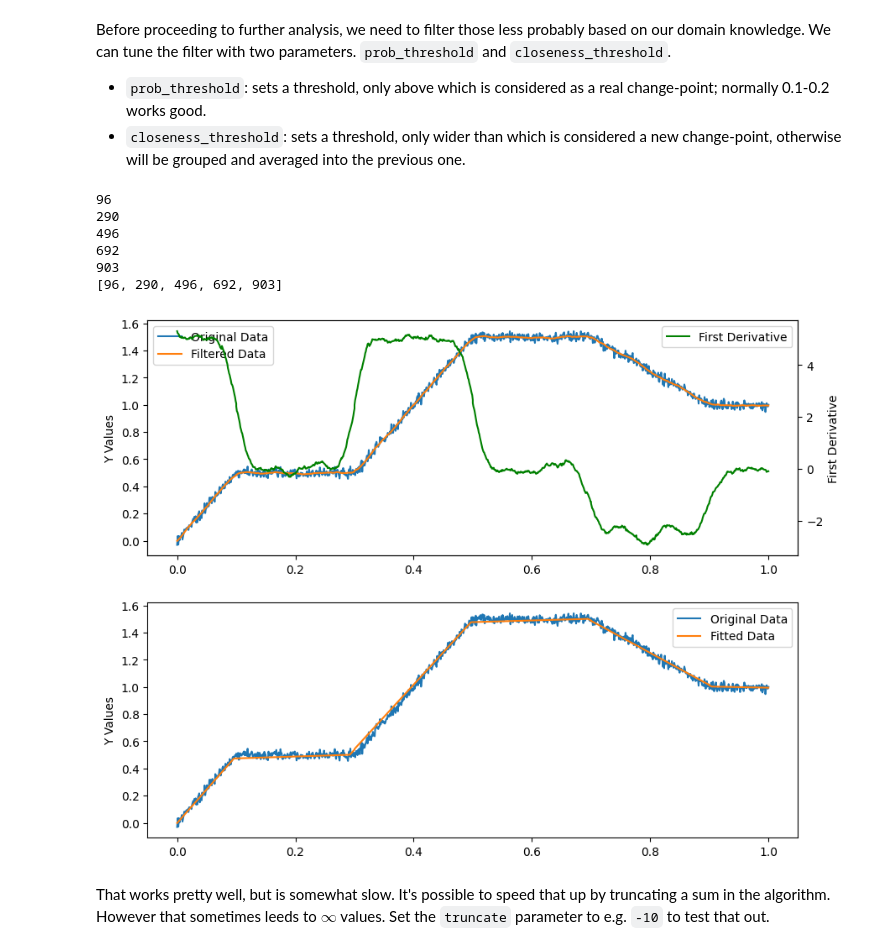
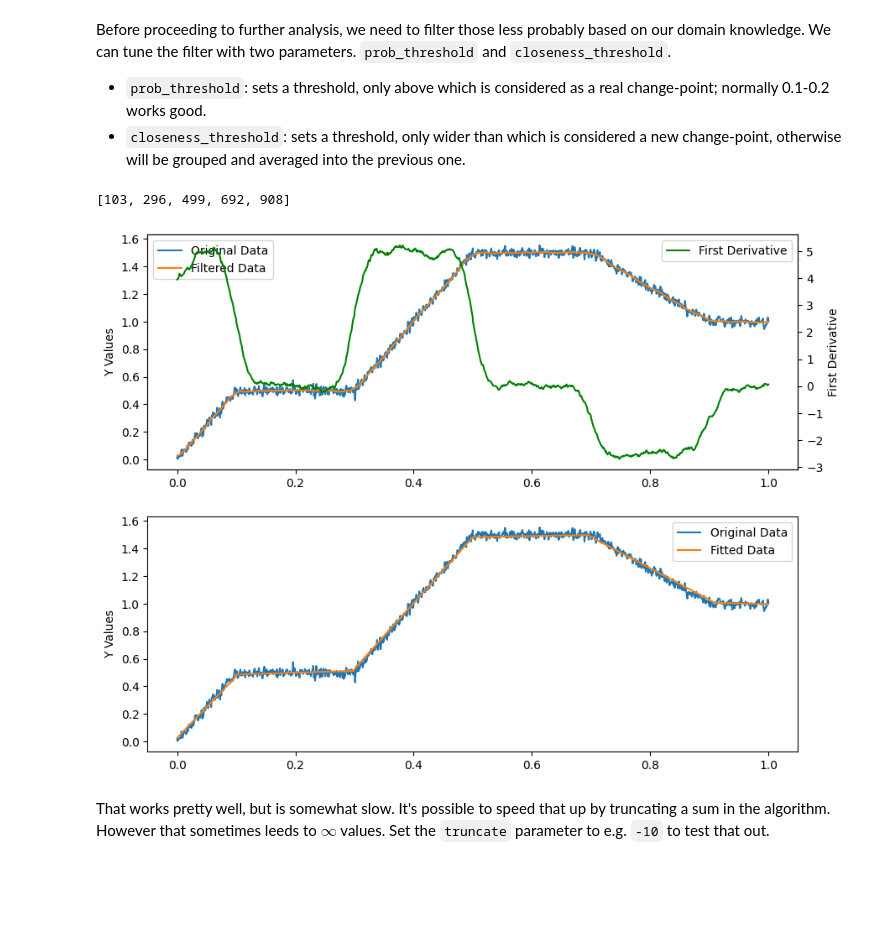
Before and after one commit to longfuxu/bayesian_changepoint_detection_single_molecule, a Jupyter notebook: Examples/example_piecewise_CPdetection.ipynb, the cells around one changed output. Saved outputs shown, nothing was run; the diff lists cells and outputs as text; code cells hidden in the pictures; blank space fills up the shorter version.

```diff
--- a/Examples/example_piecewise_CPdetection.ipynb
+++ b/Examples/example_piecewise_CPdetection.ipynb
@@ -119,24 +118,26 @@ closeness_threshold = 50
 
 averaged_indices = average_indices(prob_threshold, closeness_threshold, Pcp)
 
-for index in averaged_indices:
-    print(index)
+# for index in averaged_indices:
+#     print(index)
+# Add the first and last index
+# averaged_indices = np.concatenate([[np.arange(len(x_values))[0]], averaged_indices, [np.arange(len(x_values))[-1]]])
+
+print (averaged_indices)
 # %% [output]
-96
-290
-496
-692
-903
-[96, 290, 496, 692, 903]
+[103, 296, 499, 692, 908]
 # %%
+# Recalculate step sizes based on the optimal step locations
+recalculated_step_sizes = recalculate_step_sizes(data[:], averaged_indices[:])
+
 # Calculate the filtered_y_values,first_derivative_values,fitted_y_values and plot the data
 filtered_y_values = moving_window_filter(y_values, window_size)
 first_derivative_values = first_derivative(x_values, filtered_y_values, window_size)
 fitted_y_values = reconstruct_fitted_data(x_values, filtered_y_values, averaged_indices)
 
 plot_data(x_values, y_values, filtered_y_values, first_derivative_values, fitted_y_values)
 plt.show()
 # %% [output]
-[figure, old version]
+[figure, new version]
 # %% [markdown]
 That works pretty well, but is somewhat slow. It's possible to speed that up by truncating a sum in the algorithm. However that sometimes leeds to $\infty$ values. Set the `truncate` parameter to e.g. `-10` to test that out.
```
Also changed, not shown: parts of 5 cells of this notebook, 24 other files.
